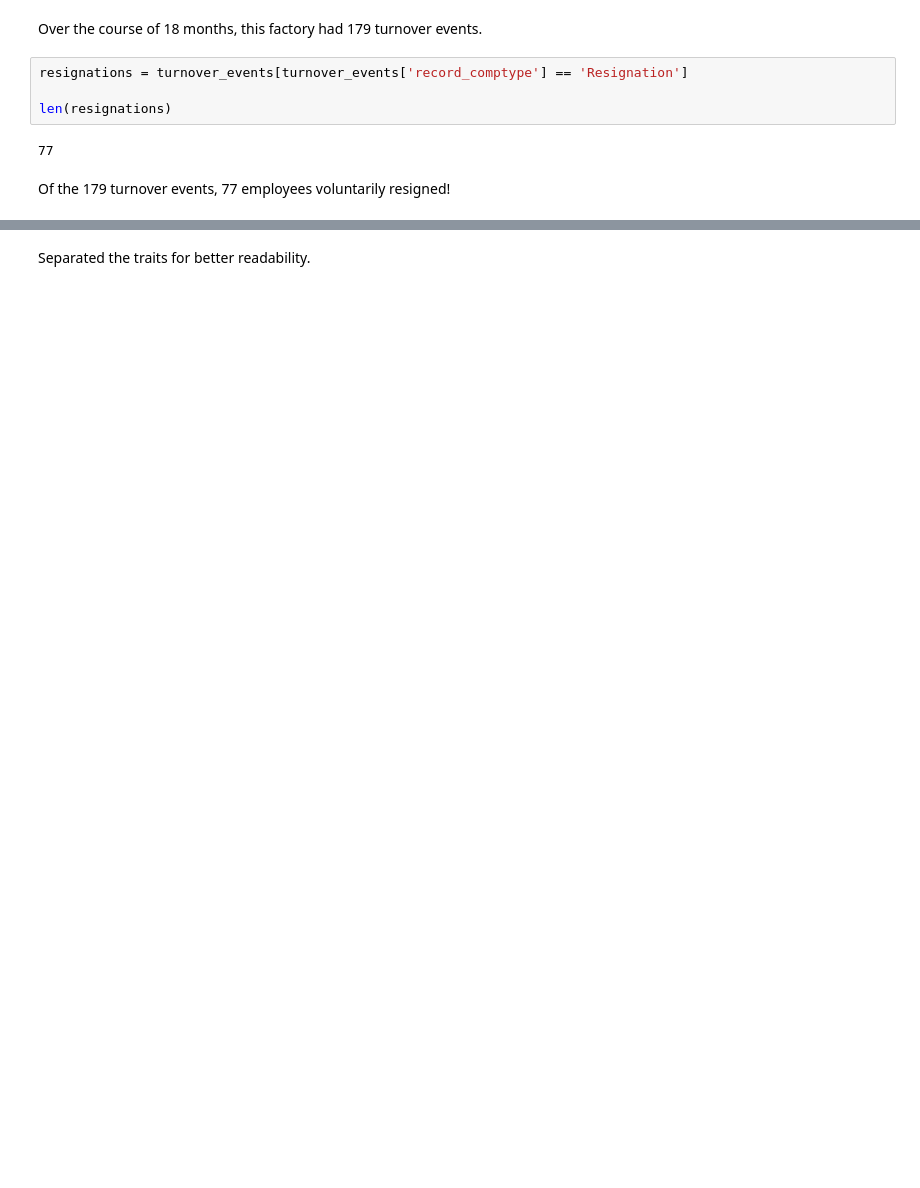
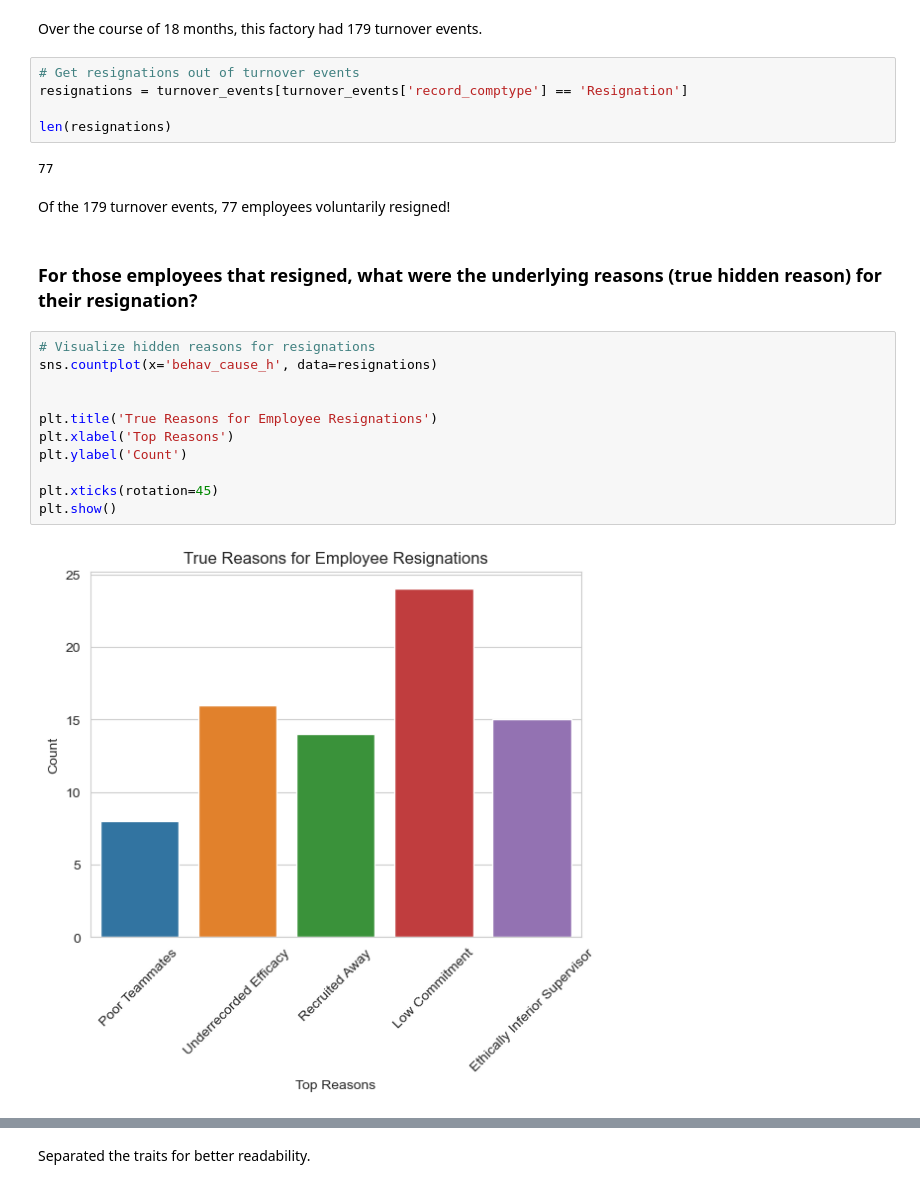
Before and after one commit to kyleanthonyr/Predicting-Employee-Attrition, a Jupyter notebook: notebooks/02-kar-eda.ipynb, the cells around one changed output, grey strips where cells are left out. Drawn from its saved outputs; the diff is of its cells as text; blank space fills up the shorter version.

```diff
--- a/notebooks/02-kar-eda.ipynb
+++ b/notebooks/02-kar-eda.ipynb
@@ -248,6 +221,7 @@ turnover_events
 # %% [markdown]
 Over the course of 18 months, this factory had 179 turnover events.
 # %%
+# Get resignations out of turnover events
 resignations = turnover_events[turnover_events['record_comptype'] == 'Resignation']
 
 len(resignations)
@@ -255,3 +229,18 @@ len(resignations)
 77
 # %% [markdown]
 Of the 179 turnover events, 77 employees voluntarily resigned!
+# %% [markdown]
+### For those employees that resigned, what were the underlying reasons (true hidden reason) for their resignation?
+# %%
+# Visualize hidden reasons for resignations
+sns.countplot(x='behav_cause_h', data=resignations)
+
+
+plt.title('True Reasons for Employee Resignations')
+plt.xlabel('Top Reasons')
+plt.ylabel('Count')
+
+plt.xticks(rotation=45)
+plt.show()
+# %% [output]
+[figure, added]
```
Also changed, not shown: parts of 41 cells of this notebook.
